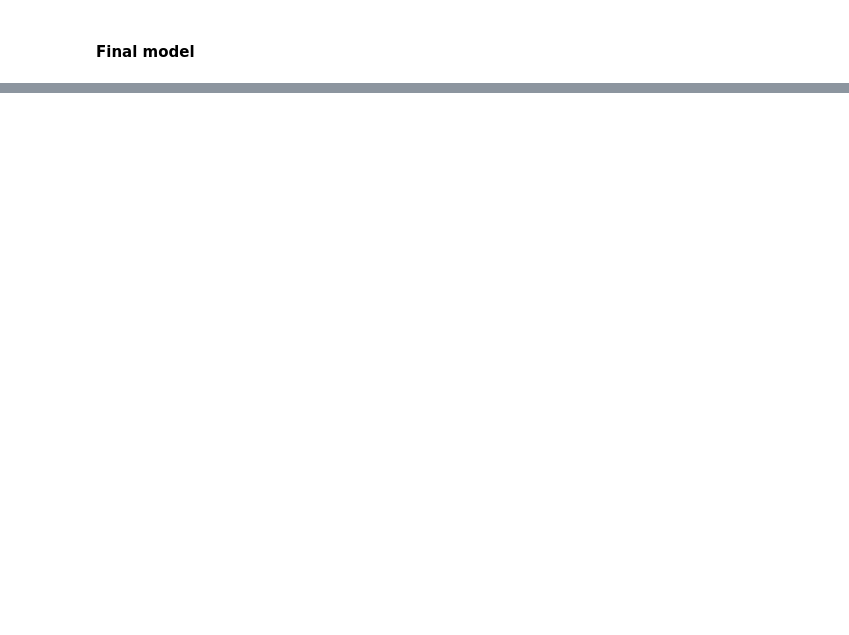
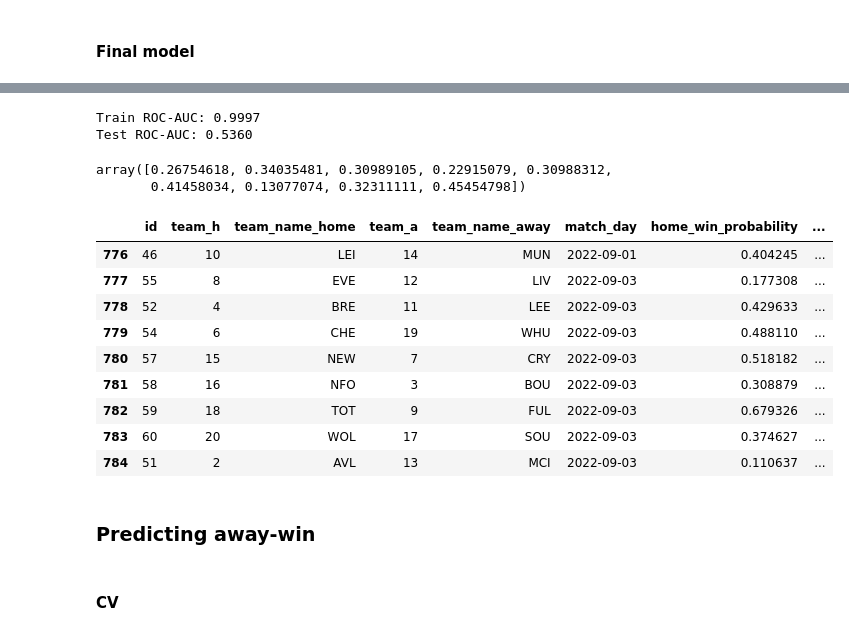
Before and after one commit to marcberg/game_prediction_with_FPL_data, a Jupyter notebook: Basic ML scikit-learn.ipynb, the cells around one changed output, grey strips where cells are left out. Saved outputs shown, nothing was run; the diff lists cells and outputs as text; code cells hidden in the pictures; blank space fills up the shorter version.

```diff
--- a/Basic ML scikit-learn.ipynb
+++ b/Basic ML scikit-learn.ipynb
@@ -274,0 +320,13 @@ result
+# %%
+pipe_rf = Pipeline([
+    ('preprocessors', preprocessors),
+    #('model', RandomForestClassifier(bootstrap = True, max_depth = 40, max_features = 5, min_samples_leaf = 5, n_estimators = 100))
+    ('model', RandomForestClassifier(**grid_search.best_params_))])
+# %%
+X_train, X_test, y_train, y_test = train_test_split(X[features],
+                                                    X[target],
+                                                    test_size = .2,
+                                                    random_state = seed,
+                                                    stratify = X[target])
+# %%
+pipe_rf.fit(X_train, y_train)
@@ -274,0 +351,40 @@ result
+# %%
+def calculate_roc_auc(model_pipe, X, y):
+    """Calculate roc auc score.
+
+    Parameters:
+    ===========
+    model_pipe: sklearn model or pipeline
+    X: features
+    y: true target
+    """
+    y_proba = model_pipe.predict_proba(X)[:,1]
+    return roc_auc_score(y, y_proba)
+
+print(f"Train ROC-AUC: {calculate_roc_auc(pipe_rf, X_train, y_train):.4f}")
+print(f"Test ROC-AUC: {calculate_roc_auc(pipe_rf, X_test, y_test):.4f}")
+# %% [output]
+Train ROC-AUC: 0.9997
+Test ROC-AUC: 0.5360
+# %%
+pipe_rf.predict_proba(score[features])[:, 1]
+# %% [output]
+array([0.26754618, 0.34035481, 0.30989105, 0.22915079, 0.30988312,
+       0.41458034, 0.13077074, 0.32311111, 0.45454798])
+# %%
+result["draw_probability"] = pipe_rf.predict_proba(score[features])[:, 1]
+# %%
+result
+# %% [output]
+|  | id | team_h | team_name_home | team_a | team_name_away | match_day | home_win_probability | ... |
+| 776 | 46 | 10 | LEI | 14 | MUN | 2022-09-01 | 0.404245 | ... |
+| 777 | 55 | 8 | EVE | 12 | LIV | 2022-09-03 | 0.177308 | ... |
+| 778 | 52 | 4 | BRE | 11 | LEE | 2022-09-03 | 0.429633 | ... |
+| 779 | 54 | 6 | CHE | 19 | WHU | 2022-09-03 | 0.488110 | ... |
+| 780 | 57 | 15 | NEW | 7 | CRY | 2022-09-03 | 0.518182 | ... |
+| 781 | 58 | 16 | NFO | 3 | BOU | 2022-09-03 | 0.308879 | ... |
+| 782 | 59 | 18 | TOT | 9 | FUL | 2022-09-03 | 0.679326 | ... |
+| 783 | 60 | 20 | WOL | 17 | SOU | 2022-09-03 | 0.374627 | ... |
+| 784 | 51 | 2 | AVL | 13 | MCI | 2022-09-03 | 0.110637 | ... |
+# %% [markdown]
+### Predicting away-win
@@ -274,0 +393,2 @@ result
+# %% [markdown]
+#### CV
```
Also changed, not shown: parts of 40 cells of this notebook, 1 other file.
